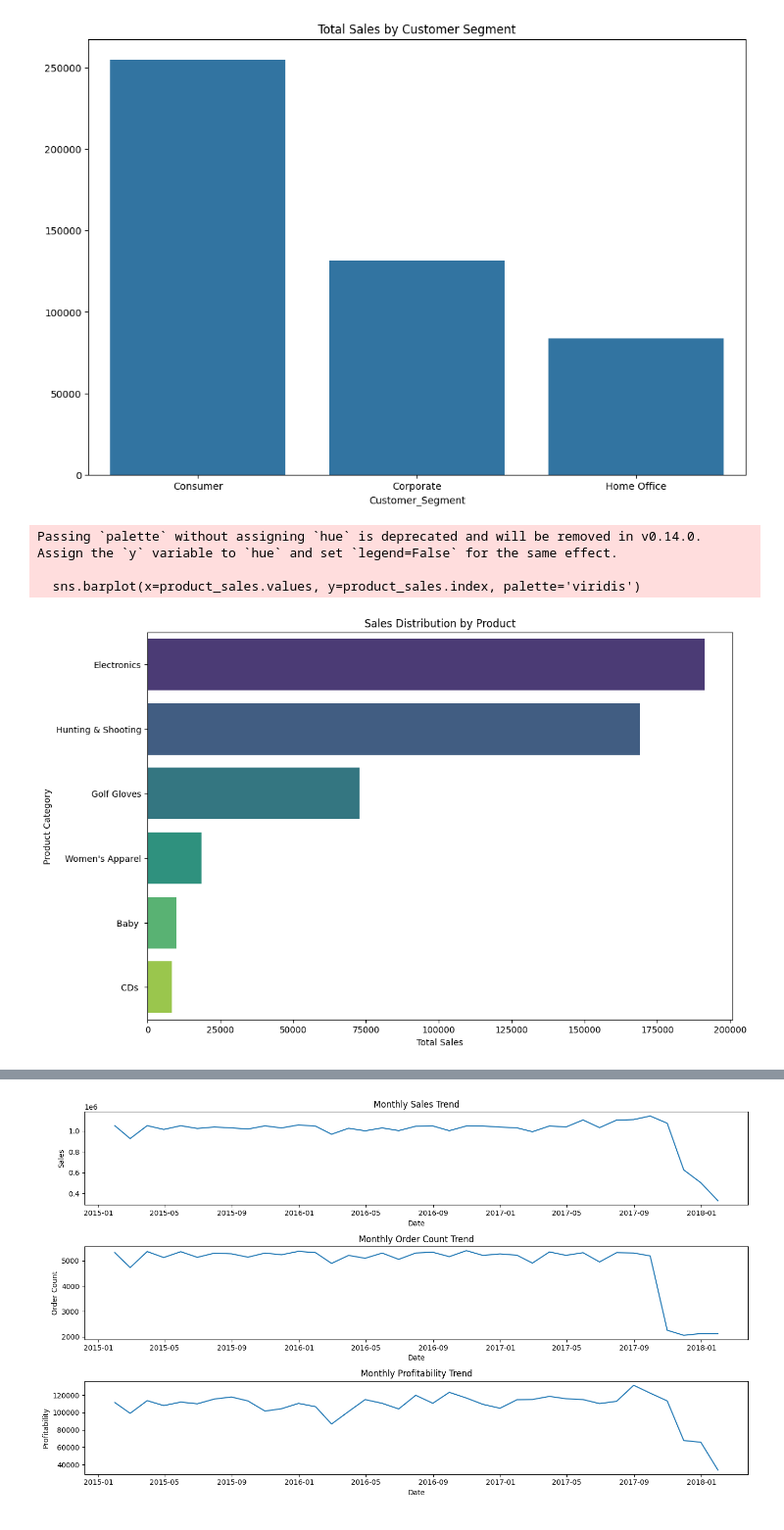
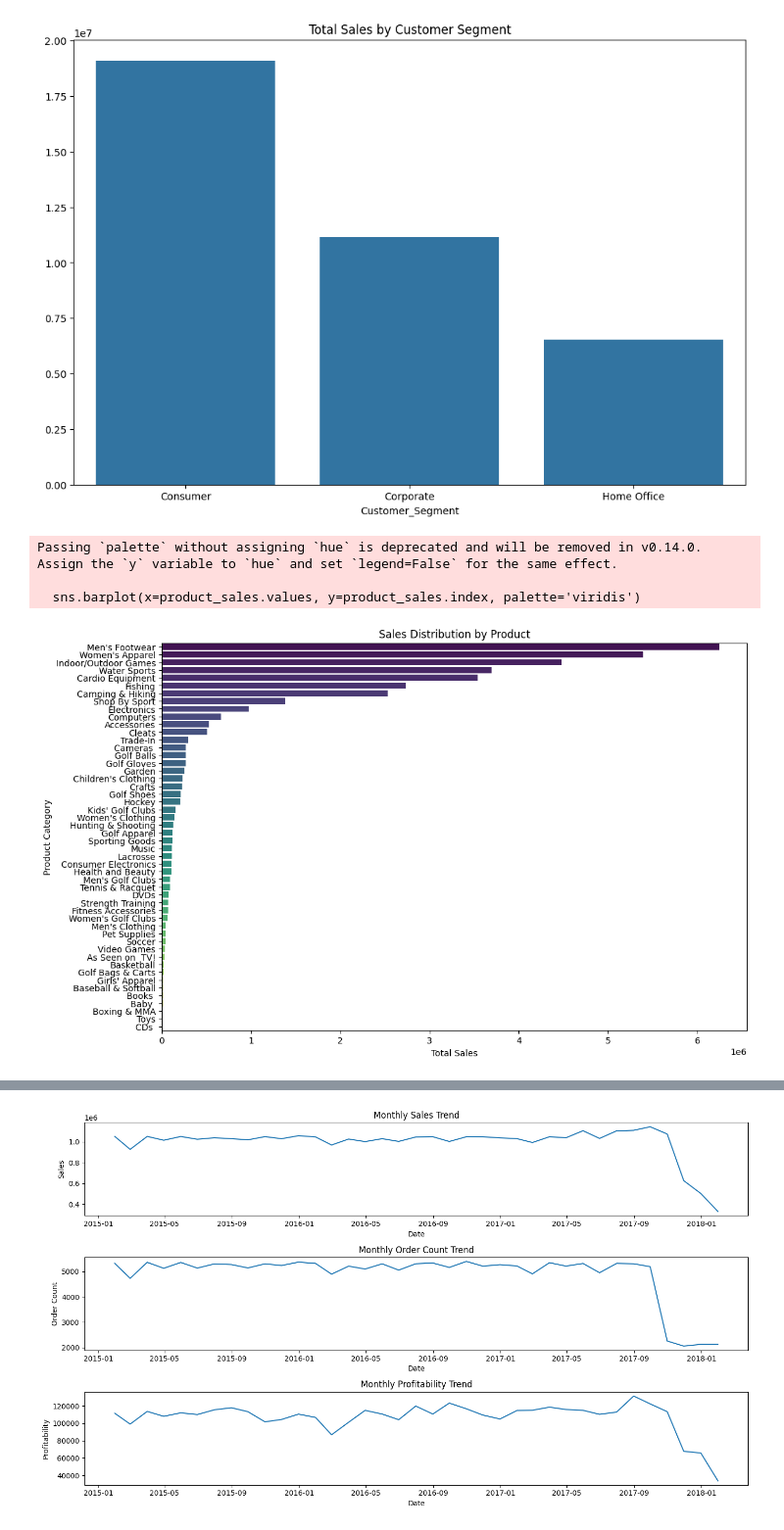
Before and after one commit to CCNY-Analytics-and-Quant/Branly_BAF23, a Jupyter notebook: Final Project.ipynb, the cells around one changed output, grey strips where cells are left out. Shown: that part at 98% size. Saved outputs shown, nothing was run; the diff lists cells and outputs as text; code cells hidden in the pictures.

```diff
--- a/Final Project.ipynb
+++ b/Final Project.ipynb
@@ -5,11 +5,13 @@ import seaborn as sns
 import matplotlib.pyplot as plt
 import datetime as dt
 # %%
-df = pd.read_csv("/Users/branly/Desktop/Python Project/Sales Perfomance Analysis.csv")
+df = pd.read_csv("/Users/branly/Desktop/Python Project/Salesv2.csv")
+df1 = pd.read_csv("/Users/branly/Desktop/Python Project/Marketv3.csv")
+df22 = pd.read_csv("/Users/branly/Desktop/Python Project/OrderID.csv")
 
 segment_sales = df.groupby('Customer_Segment')['Sales'].sum().sort_values(ascending=False)
 
-category_sales = df.groupby('Category_Name')['Sales'].sum().sort_values(ascending=False)
+#category_sales = df.groupby('Category_Name')['Sales'].sum().sort_values(ascending=False)
 
 location_sales = df.groupby(['Order_Country', 'Order_State', 'Order_City'])['Sales'].sum().sort_values(ascending=False)
 
@@ -22,19 +24,20 @@ sns.barplot(x=segment_sales.index, y=segment_sales.values)
 plt.title('Total Sales by Customer Segment')
 plt.show()
 # %% [output]
-[figure, old version]
+[figure, new version]
 # %%
-product_sales = df.groupby('Category_Name')['Sales'].sum().sort_values(ascending=False)
+grouped_df['Category_Name'] = grouped_df['Category_Name'].apply(lambda x: x[0] if isinstance(x, list) else x)
+product_sales = grouped_df.groupby('Category_Name')['Sales'].sum().sort_values(ascending=False)
 
 plt.figure(figsize=(12, 8))
 sns.barplot(x=product_sales.values, y=product_sales.index, palette='viridis')
 plt.title('Sales Distribution by Product')
 plt.xlabel('Total Sales')
 plt.ylabel('Product Category')
 plt.show()
 # %% [output]
 Passing `palette` without assigning `hue` is deprecated and will be removed in v0.14.0. Assign the `y` variable to `hue` and set `legend=False` for the same effect.
 
   sns.barplot(x=product_sales.values, y=product_sales.index, palette='viridis')
-[figure, old version]
+[figure, new version]
 # %%
```
Also changed, not shown: parts of 11 cells of this notebook.
